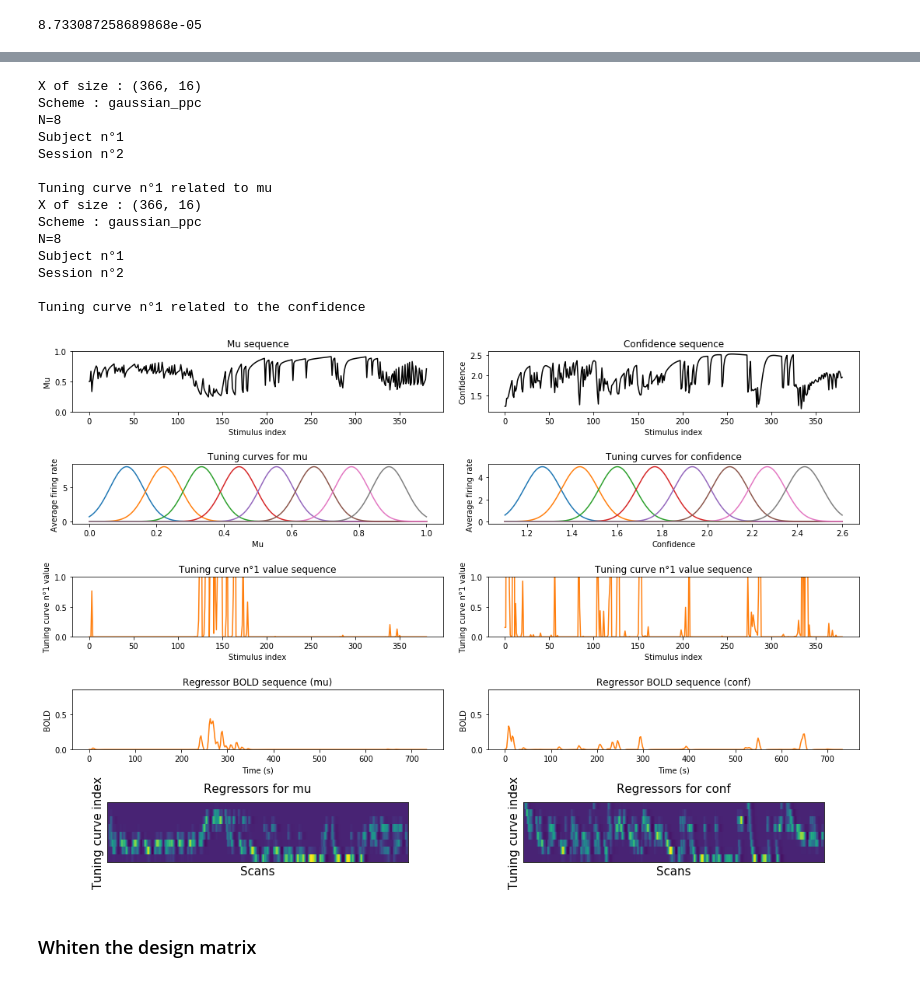
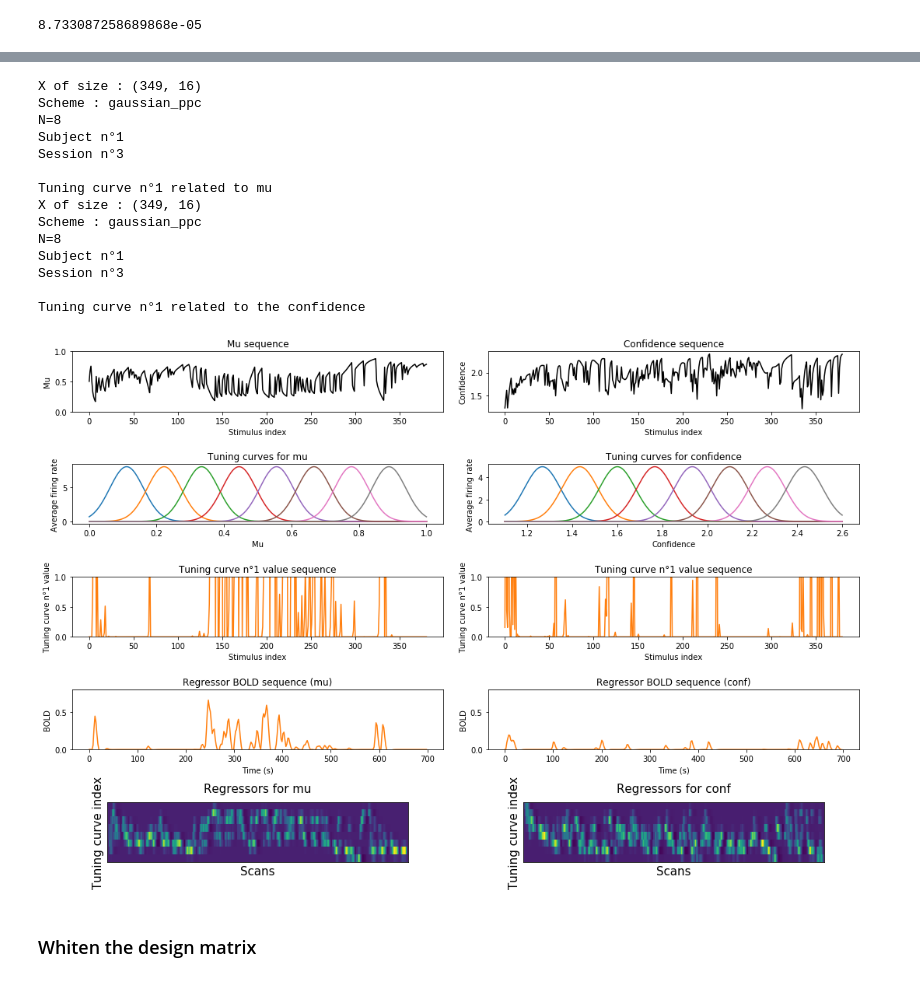
Before and after one commit to sebastiendemortain/neural-coding-of-probabilities, a Jupyter notebook: simulation_results.ipynb, the cells around one changed output, grey strips where cells are left out. Drawn from its saved outputs; the diff is of its cells as text; code cells hidden in the pictures.

```diff
--- a/simulation_results.ipynb
+++ b/simulation_results.ipynb
@@ -272,7 +272,7 @@ k_fit_N =3
 k_true_N =3
 k_fraction =9
 k_subject = 1
-k_session = 2
+k_session = 3
 n_stimuli = 380
 #######################################################################################
 # Tuning curve indices to visualize
@@ -439,38 +439,38 @@ if scheme.find('ppc')!=-1:
     ax = fig.add_subplot(5,2,10)
     heatmap = ax.imshow(data_conf, extent=[0, 5, 0, 1])
     # put the major ticks at the middle of each cell
     ax.set_xticks([])
     ax.set_yticks([])
 
     # # want a more natural, table-like display
     ax.xaxis.tick_top()
     ax.set_ylabel('Tuning curve index', fontsize=fontsize)
     ax.set_xlabel('Scans', fontsize=fontsize)
     ax.set_title('Regressors for conf', y=1.08, fontsize=fontsize)
 
 fig.tight_layout()
 plt.show()
 
 # Future whitening visualization (with mu)
 X_before_whitening = copy.deepcopy(X)
 
 # Vecteur de couleur : imagesc, niveau d'activité = couleur
 # %% [output]
-X of size : (366, 16)
+X of size : (349, 16)
 Scheme : gaussian_ppc
 N=8
 Subject n°1
-Session n°2
+Session n°3
 
 Tuning curve n°1 related to mu
-X of size : (366, 16)
+X of size : (349, 16)
 Scheme : gaussian_ppc
 N=8
 Subject n°1
-Session n°2
+Session n°3
 
 Tuning curve n°1 related to the confidence
-[figure, old version]
+[figure, new version]
 # %% [markdown]
 ### Whiten the design matrix
 # %%
```
Also changed, not shown: parts of 14 cells of this notebook, 2 other files.
